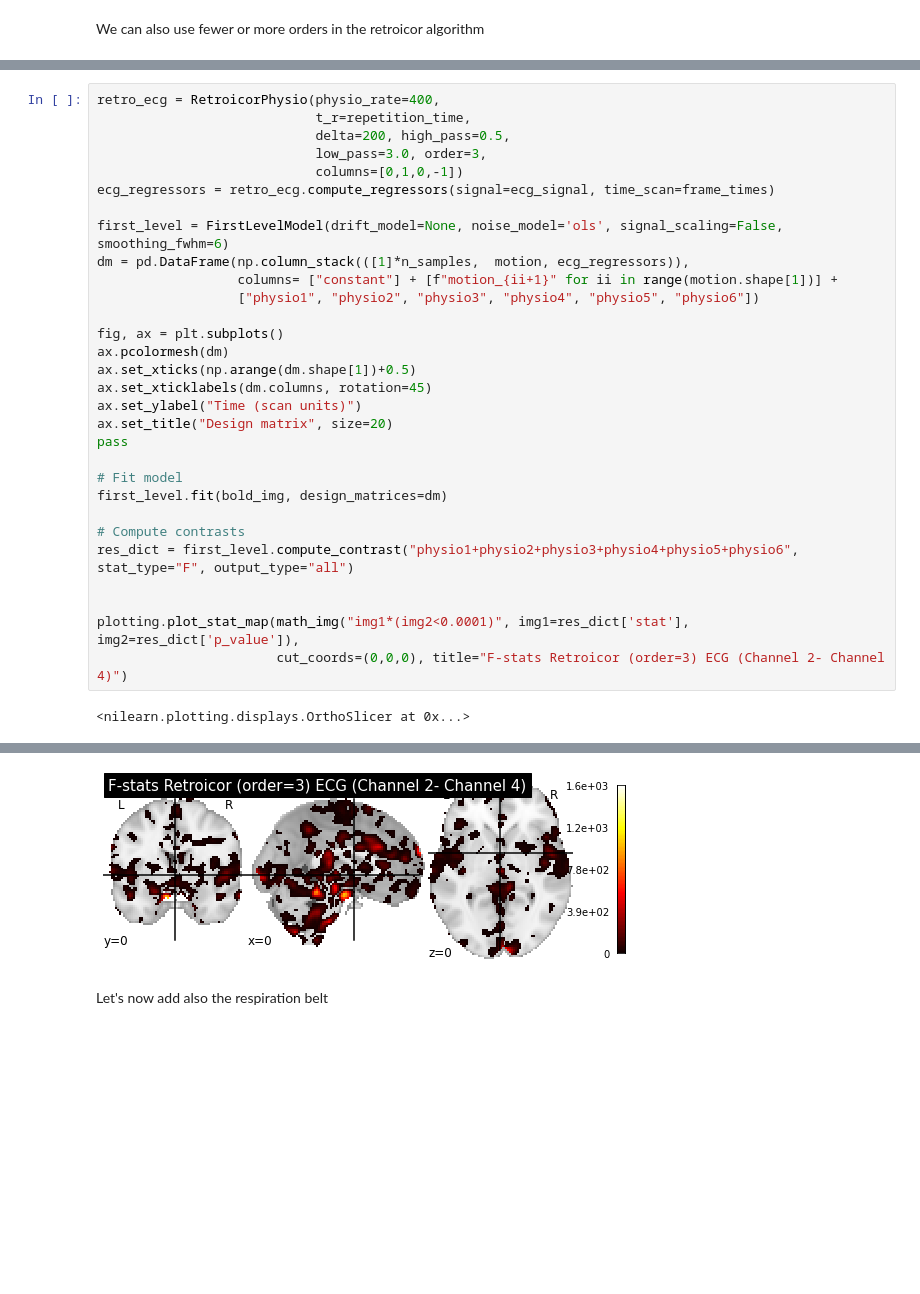
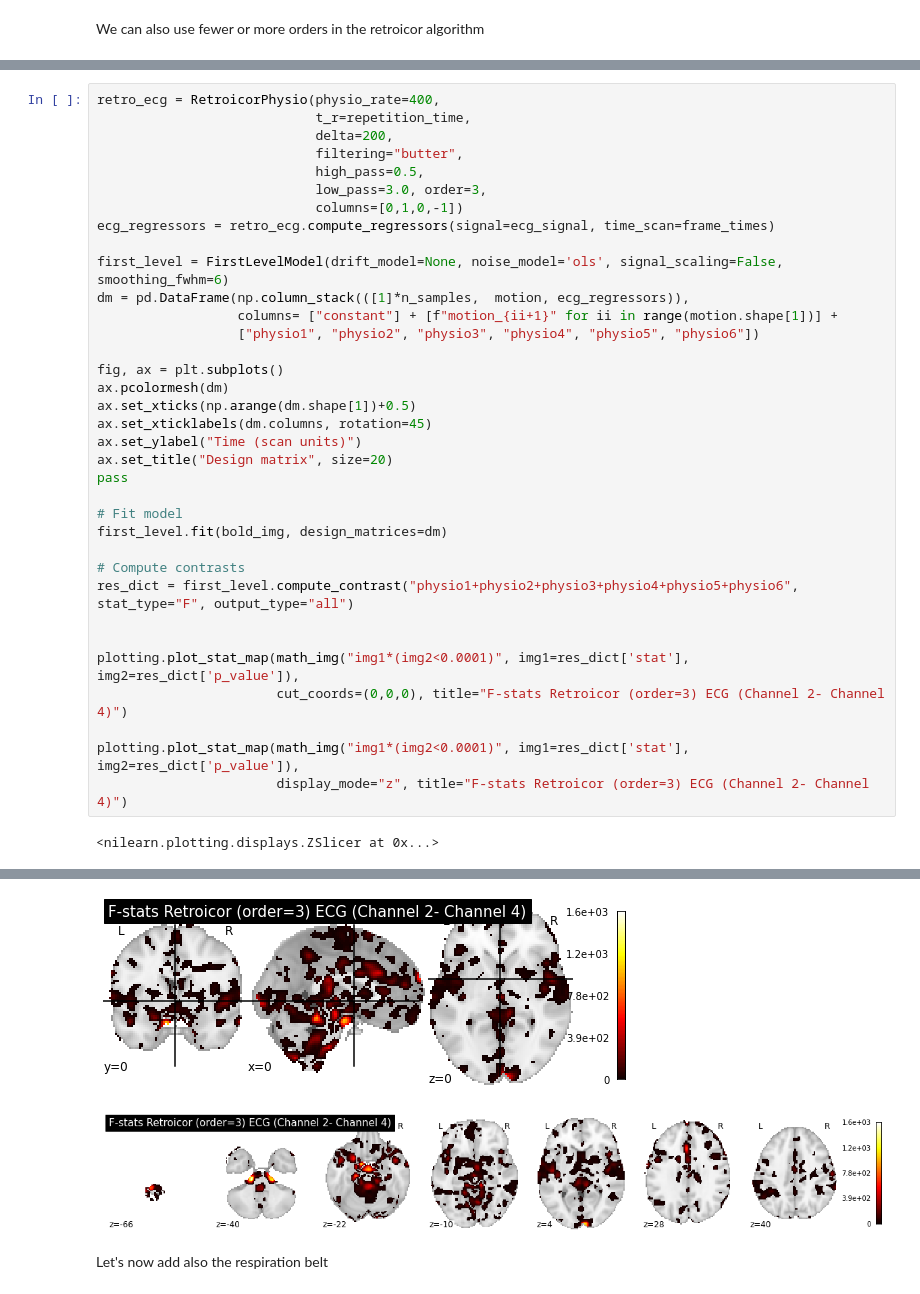
Before and after one commit to CoAxLab/niphlem, a Jupyter notebook: notebooks/demo_ebach.ipynb, the cells around one changed output, grey strips where cells are left out. Saved outputs shown, nothing was run; the diff lists cells and outputs as text; blank space fills up the shorter version.

```diff
--- a/notebooks/demo_ebach.ipynb
+++ b/notebooks/demo_ebach.ipynb
@@ -169,37 +191,43 @@ plotting.plot_stat_map(math_img("img1*(img2<0.0001)", img1=res_dict['stat'], img
 # %%
 retro_ecg = RetroicorPhysio(physio_rate=400,
                             t_r=repetition_time,
-                            delta=200, high_pass=0.5,
+                            delta=200,
+                            filtering="butter",
+                            high_pass=0.5,
                             low_pass=3.0, order=3,
                             columns=[0,1,0,-1])
 ecg_regressors = retro_ecg.compute_regressors(signal=ecg_signal, time_scan=frame_times)
 
 first_level = FirstLevelModel(drift_model=None, noise_model='ols', signal_scaling=False, smoothing_fwhm=6)
 dm = pd.DataFrame(np.column_stack(([1]*n_samples,  motion, ecg_regressors)),
                   columns= ["constant"] + [f"motion_{ii+1}" for ii in range(motion.shape[1])] +
                   ["physio1", "physio2", "physio3", "physio4", "physio5", "physio6"])
 
 fig, ax = plt.subplots()
 ax.pcolormesh(dm)
 ax.set_xticks(np.arange(dm.shape[1])+0.5)
 ax.set_xticklabels(dm.columns, rotation=45)
 ax.set_ylabel("Time (scan units)")
 ax.set_title("Design matrix", size=20)
 pass
 
 # Fit model
 first_level.fit(bold_img, design_matrices=dm)
 
 # Compute contrasts
 res_dict = first_level.compute_contrast("physio1+physio2+physio3+physio4+physio5+physio6", stat_type="F", output_type="all")
 
 
 plotting.plot_stat_map(math_img("img1*(img2<0.0001)", img1=res_dict['stat'], img2=res_dict['p_value']),
                        cut_coords=(0,0,0), title="F-stats Retroicor (order=3) ECG (Channel 2- Channel 4)")
+
+plotting.plot_stat_map(math_img("img1*(img2<0.0001)", img1=res_dict['stat'], img2=res_dict['p_value']),
+                       display_mode="z", title="F-stats Retroicor (order=3) ECG (Channel 2- Channel 4)")
 # %% [output]
-<nilearn.plotting.displays.OrthoSlicer at 0x...>
+<nilearn.plotting.displays.ZSlicer at 0x...>
 [figure]
 [figure]
+[figure, added]
 # %% [markdown]
 Let's now add also the respiration belt
 # %%
```
Also changed, not shown: parts of 12 cells of this notebook, 1 other file.
